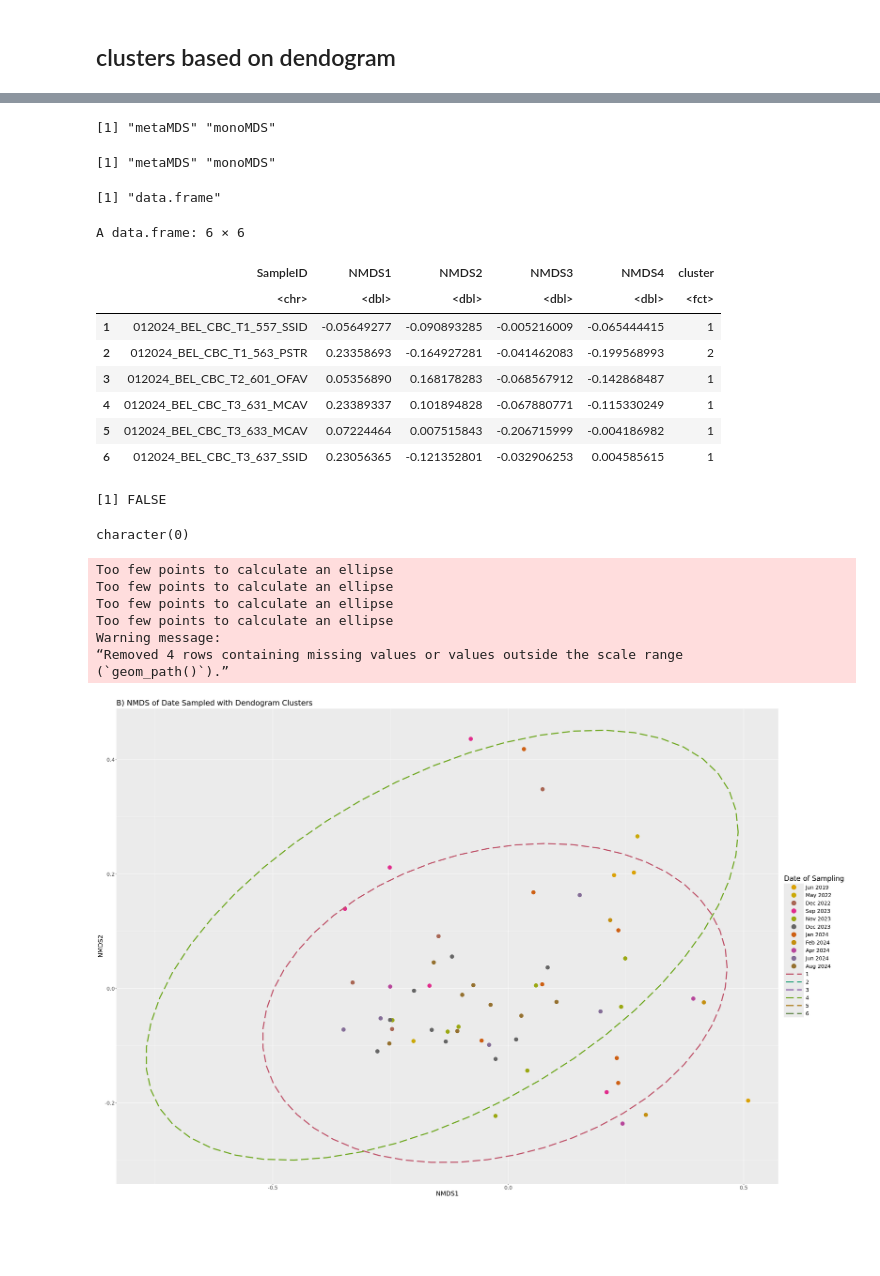
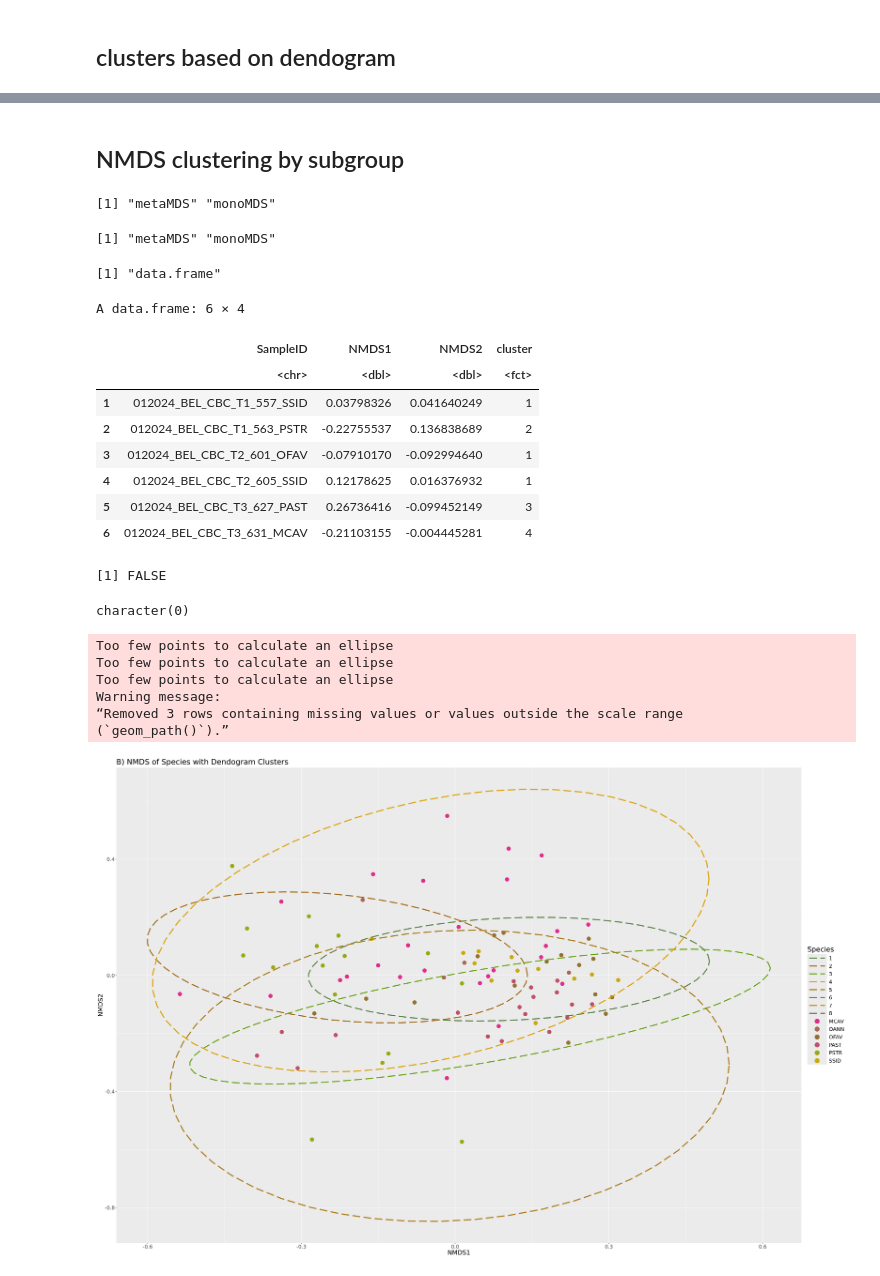
Before and after one commit to cdesouza02/BEL_16S_output, a Jupyter notebook: vegan_clusters.ipynb, the cells around one changed output, grey strips where cells are left out. Saved outputs shown, nothing was run; the diff lists cells and outputs as text; code cells hidden in the pictures; blank space fills up the shorter version.

```diff
--- a/vegan_clusters.ipynb
+++ b/vegan_clusters.ipynb
@@ -64,6 +77,6 @@ otu_nochlo <- psotu2veg(ps_norm_nochlo)
 # %%
 #cleaning up sample_norm to only be metadata
-sample_clean <- sample_nochlo[, c("Health_Status", "colony", "Date_16S", "double_band", "date_sampled", "transect", "species", "MonthYear")]
+sample_clean <- sample_nochlo[, c("Health_Status", "colony", "Date_16S", "double_band", "transect", "species", "MonthYear", "Condition")]
 # %%
 # 1. create proper Date variable
 sample_clean$MonthYearDate <- as.Date(
@@ -189,0 +167,3 @@ all(rownames(otu_nochlo) == rownames(otu_merged))
+# %%
+class(otu_nochlo)
+otu_nochlo <- as.data.frame(otu_nochlo)
@@ -259,9 +277,11 @@ plot(clu); rect.hclust(clu, k=8, border="red")
-# %%
-# If you don`t provide a dissimilarity matrix, metaMDS automatically applies Bray-Curtis. So in our case, the results would have to be the same
-nmds <- metaMDS(otu_nochlo, k = 2, trymax = 100, trace = F)
-class(nmds)
-# %% [output]
-[1] "metaMDS" "monoMDS"
+# %% [markdown]
+## NMDS clustering by subgroup
+# %%
+# If you don`t provide a dissimilarity matrix, metaMDS automatically applies Bray-Curtis. So in our case, the results would have to be the same
+nmds <- metaMDS(otu_nochlo, k = 2, trymax = 100, trace = F)
+class(nmds)
+# %% [output]
+[1] "metaMDS" "monoMDS"
 # %%
 # basically trying to turn nmds into a dataframe
 #1. Extract only the samples from nmds
@@ -284,15 +304,15 @@ head(nmds_points)
 # %% [output]
 [1] "metaMDS" "monoMDS"
 [1] "data.frame"
-A data.frame: 6 × 6
+A data.frame: 6 × 4
-|  | SampleID | NMDS1 | NMDS2 | NMDS3 | NMDS4 | cluster |
-|  | <chr> | <dbl> | <dbl> | <dbl> | <dbl> | <fct> |
-| 1 | 012024_BEL_CBC_T1_557_SSID | -0.05649277 | -0.090893285 | -0.005216009 | -0.065444415 | 1 |
-| 2 | 012024_BEL_CBC_T1_563_PSTR | 0.23358693 | -0.164927281 | -0.041462083 | -0.199568993 | 2 |
-| 3 | 012024_BEL_CBC_T2_601_OFAV | 0.05356890 | 0.168178283 | -0.068567912 | -0.142868487 | 1 |
-| 4 | 012024_BEL_CBC_T3_631_MCAV | 0.23389337 | 0.101894828 | -0.067880771 | -0.115330249 | 1 |
-| 5 | 012024_BEL_CBC_T3_633_MCAV | 0.07224464 | 0.007515843 | -0.206715999 | -0.004186982 | 1 |
-| 6 | 012024_BEL_CBC_T3_637_SSID | 0.23056365 | -0.121352801 | -0.032906253 | 0.004585615 | 1 |
+|  | SampleID | NMDS1 | NMDS2 | cluster |
+|  | <chr> | <dbl> | <dbl> | <fct> |
+| 1 | 012024_BEL_CBC_T1_557_SSID | 0.03798326 | 0.041640249 | 1 |
+| 2 | 012024_BEL_CBC_T1_563_PSTR | -0.22755537 | 0.136838689 | 2 |
+| 3 | 012024_BEL_CBC_T2_601_OFAV | -0.07910170 | -0.092994640 | 1 |
+| 4 | 012024_BEL_CBC_T2_605_SSID | 0.12178625 | 0.016376932 | 1 |
+| 5 | 012024_BEL_CBC_T3_627_PAST | 0.26736416 | -0.099452149 | 3 |
+| 6 | 012024_BEL_CBC_T3_631_MCAV | -0.21103155 | -0.004445281 | 4 |
 # %%
 #merge nmds points with sample metadata
 # easy merging by making sure sample metadata has a $SampleID column to match nmds_points
@@ -318,41 +338,40 @@ mycolors <- sample(mycolors, 20)
 
 species_cluster <- ggplot(nmds_merged, aes(NMDS1, NMDS2)) +
   # Points: color by MonthYear
-  geom_point(aes(color = MonthYear), size = 5, alpha = 1) +
+  geom_point(aes(color = species), size = 5, alpha = 1) +
   guides(col = guide_legend(order = 1),
           shape = guide_legend(order = 2)) +
  theme(text = element_text(size = 20)) +
   #Ellipsoids: outline by Subgroup (dashed, same color palette)
 stat_ellipse(
   aes(group = cluster, color = cluster),
   type = "norm",
   level = 0.95,
   linetype = "longdash",
   linewidth = 1.5,     # thicker lines
   alpha = 1            # fully opaque
 ) +
 
   #Use the same color palette for both
 scale_color_manual(values = mycolors, drop = TRUE) +
 
   #Axis labels and theme
-  labs(x = "NMDS1", y = "NMDS2", color = "Date of Sampling", title = 'B) NMDS of Date Sampled with Dendogram Clusters')+
+  labs(x = "NMDS1", y = "NMDS2", color = "Species", title = 'B) NMDS of Species with Dendogram Clusters')+
 theme(
   legend.position = "right",
   legend.title = element_text(size = 20),
   legend.text = element_text(size = 15),
   text = element_text(size = 18),
   legend.key.width = unit(2, "cm"),     # make the legend keys wider
   legend.key.height = unit(0.8, "cm")   # make them taller
 ) +
 guides(color = guide_legend(override.aes = list(size = 6)))
 species_cluster
 # %% [output]
-Too few points to calculate an ellipse
 Too few points to calculate an ellipse
 Too few points to calculate an ellipse
 Too few points to calculate an ellipse
 Warning message:
-“Removed 4 rows containing missing values or values outside the scale range
+“Removed 3 rows containing missing values or values outside the scale range
 (`geom_path()`).”
-[figure, old version]
+[figure, new version]
```
Also changed, not shown: parts of 29 cells of this notebook.
